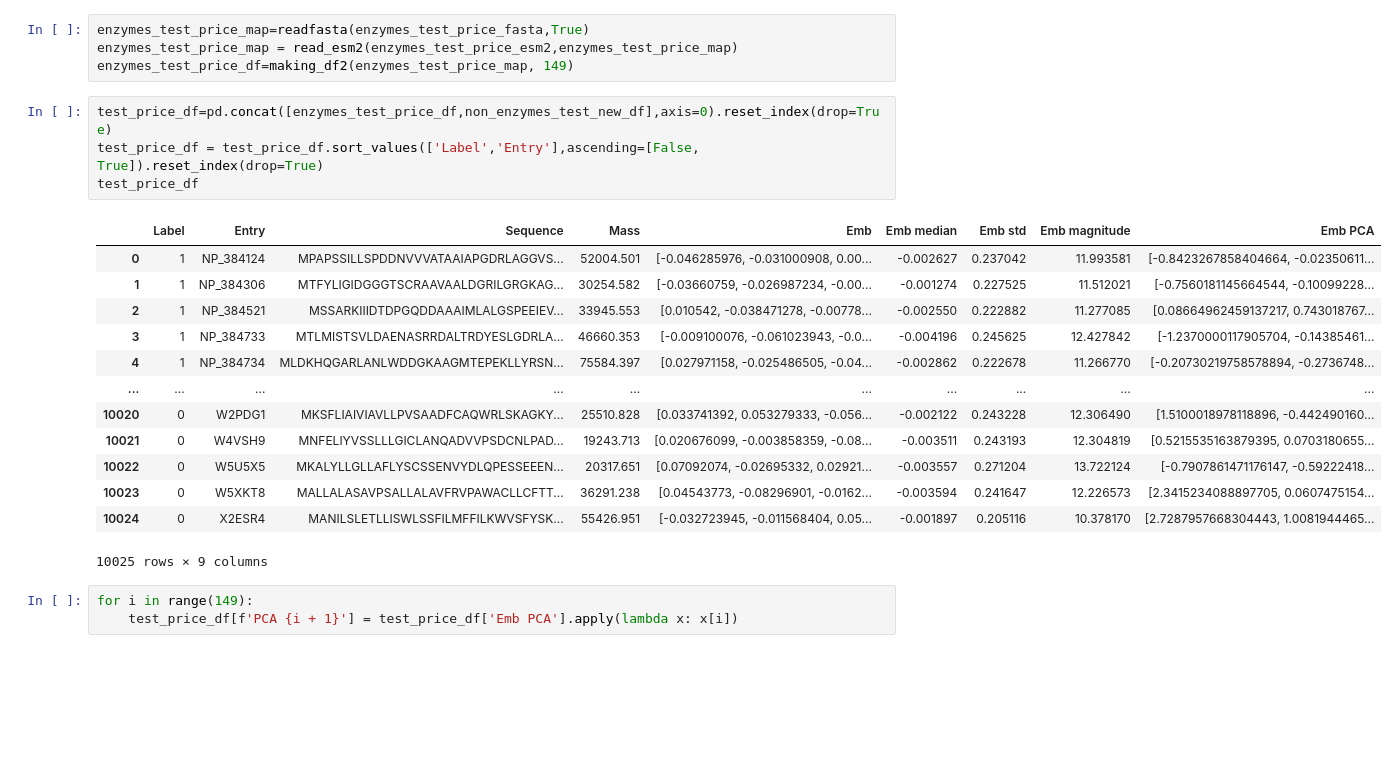
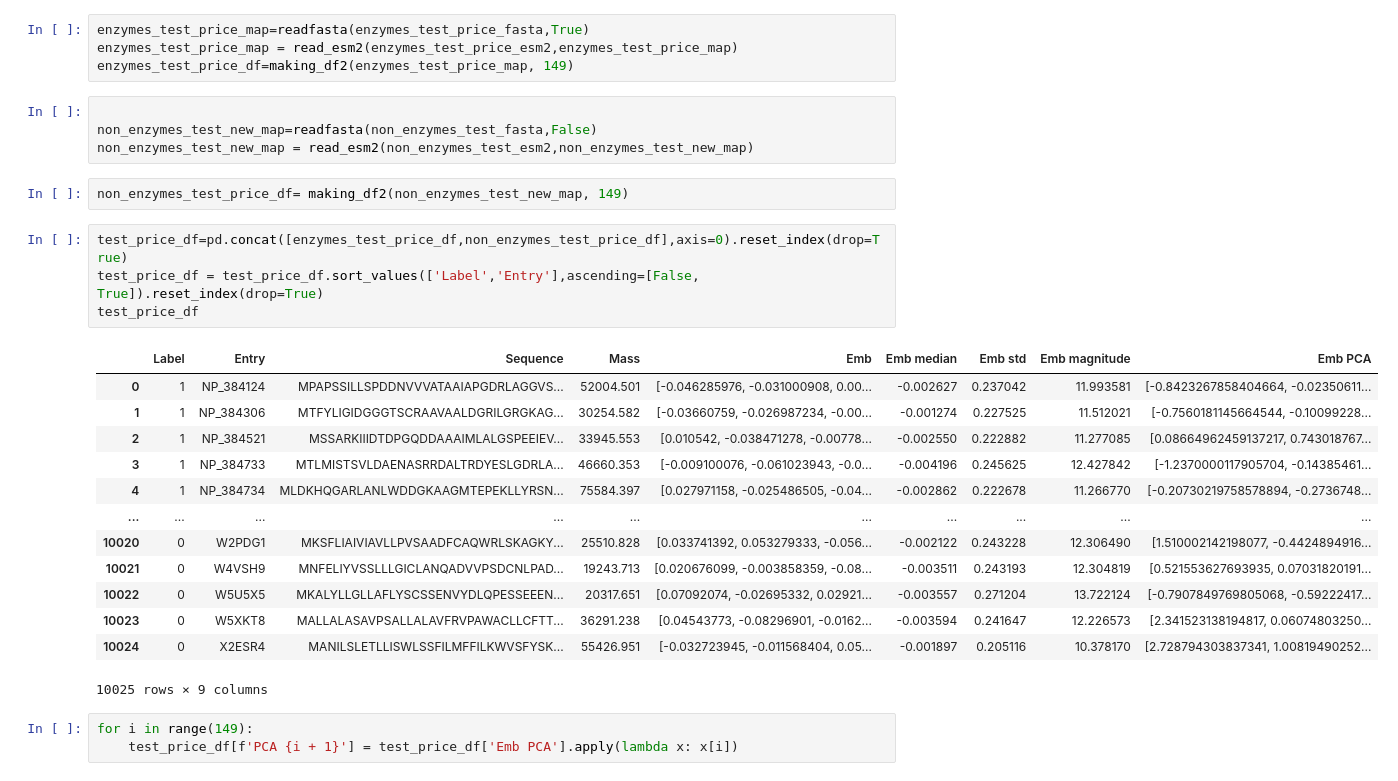
Before and after one commit to github4touchdouble/nnet-enzyme, a Jupyter notebook: random_forest/RandomForest_esm2.ipynb, the cells around one changed output. Saved outputs shown, nothing was run; the diff lists cells and outputs as text; blank space fills up the shorter version.

```diff
--- a/random_forest/RandomForest_esm2.ipynb
+++ b/random_forest/RandomForest_esm2.ipynb
@@ -1454,23 +1557,29 @@ enzymes_test_price_esm2='/home/trucbui/PycharmProjects/PBL2324/venv/Dataset/Test
 enzymes_test_price_map=readfasta(enzymes_test_price_fasta,True)
 enzymes_test_price_map = read_esm2(enzymes_test_price_esm2,enzymes_test_price_map)
 enzymes_test_price_df=making_df2(enzymes_test_price_map, 149)
+# %%
+
+non_enzymes_test_new_map=readfasta(non_enzymes_test_fasta,False)
+non_enzymes_test_new_map = read_esm2(non_enzymes_test_esm2,non_enzymes_test_new_map)
+# %%
+non_enzymes_test_price_df= making_df2(non_enzymes_test_new_map, 149)
 # %%
-test_price_df=pd.concat([enzymes_test_price_df,non_enzymes_test_new_df],axis=0).reset_index(drop=True)
+test_price_df=pd.concat([enzymes_test_price_df,non_enzymes_test_price_df],axis=0).reset_index(drop=True)
 test_price_df = test_price_df.sort_values(['Label','Entry'],ascending=[False, True]).reset_index(drop=True)
 test_price_df
 # %% [output]
 |  | Label | Entry | Sequence | Mass | Emb | Emb median | Emb std | Emb magnitude | Emb PCA |
 | 0 | 1 | NP_384124 | MPAPSSILLSPDDNVVVATAAIAPGDRLAGGVS... | 52004.501 | [-0.046285976, -0.031000908, 0.00... | -0.002627 | 0.237042 | 11.993581 | [-0.8423267858404664, -0.02350611... |
 | 1 | 1 | NP_384306 | MTFYLIGIDGGGTSCRAAVAALDGRILGRGKAG... | 30254.582 | [-0.03660759, -0.026987234, -0.00... | -0.001274 | 0.227525 | 11.512021 | [-0.7560181145664544, -0.10099228... |
 | 2 | 1 | NP_384521 | MSSARKIIIDTDPGQDDAAAIMLALGSPEEIEV... | 33945.553 | [0.010542, -0.038471278, -0.00778... | -0.002550 | 0.222882 | 11.277085 | [0.08664962459137217, 0.743018767... |
 | 3 | 1 | NP_384733 | MTLMISTSVLDAENASRRDALTRDYESLGDRLA... | 46660.353 | [-0.009100076, -0.061023943, -0.0... | -0.004196 | 0.245625 | 12.427842 | [-1.2370000117905704, -0.14385461... |
 | 4 | 1 | NP_384734 | MLDKHQGARLANLWDDGKAAGMTEPEKLLYRSN... | 75584.397 | [0.027971158, -0.025486505, -0.04... | -0.002862 | 0.222678 | 11.266770 | [-0.20730219758578894, -0.2736748... |
 | ... | ... | ... | ... | ... | ... | ... | ... | ... | ... |
-| 10020 | 0 | W2PDG1 | MKSFLIAIVIAVLLPVSAADFCAQWRLSKAGKY... | 25510.828 | [0.033741392, 0.053279333, -0.056... | -0.002122 | 0.243228 | 12.306490 | [1.5100018978118896, -0.442490160... |
-| 10021 | 0 | W4VSH9 | MNFELIYVSSLLLGICLANQADVVPSDCNLPAD... | 19243.713 | [0.020676099, -0.003858359, -0.08... | -0.003511 | 0.243193 | 12.304819 | [0.5215535163879395, 0.0703180655... |
-| 10022 | 0 | W5U5X5 | MKALYLLGLLAFLYSCSSENVYDLQPESSEEEN... | 20317.651 | [0.07092074, -0.02695332, 0.02921... | -0.003557 | 0.271204 | 13.722124 | [-0.7907861471176147, -0.59222418... |
-| 10023 | 0 | W5XKT8 | MALLALASAVPSALLALAVFRVPAWACLLCFTT... | 36291.238 | [0.04543773, -0.08296901, -0.0162... | -0.003594 | 0.241647 | 12.226573 | [2.3415234088897705, 0.0607475154... |
-| 10024 | 0 | X2ESR4 | MANILSLETLLISWLSSFILMFFILKWVSFYSK... | 55426.951 | [-0.032723945, -0.011568404, 0.05... | -0.001897 | 0.205116 | 10.378170 | [2.7287957668304443, 1.0081944465... |
+| 10020 | 0 | W2PDG1 | MKSFLIAIVIAVLLPVSAADFCAQWRLSKAGKY... | 25510.828 | [0.033741392, 0.053279333, -0.056... | -0.002122 | 0.243228 | 12.306490 | [1.510002142198077, -0.4424894916... |
+| 10021 | 0 | W4VSH9 | MNFELIYVSSLLLGICLANQADVVPSDCNLPAD... | 19243.713 | [0.020676099, -0.003858359, -0.08... | -0.003511 | 0.243193 | 12.304819 | [0.521553627693935, 0.07031820191... |
+| 10022 | 0 | W5U5X5 | MKALYLLGLLAFLYSCSSENVYDLQPESSEEEN... | 20317.651 | [0.07092074, -0.02695332, 0.02921... | -0.003557 | 0.271204 | 13.722124 | [-0.7907849769805068, -0.59222417... |
+| 10023 | 0 | W5XKT8 | MALLALASAVPSALLALAVFRVPAWACLLCFTT... | 36291.238 | [0.04543773, -0.08296901, -0.0162... | -0.003594 | 0.241647 | 12.226573 | [2.341523138194817, 0.06074803250... |
+| 10024 | 0 | X2ESR4 | MANILSLETLLISWLSSFILMFFILKWVSFYSK... | 55426.951 | [-0.032723945, -0.011568404, 0.05... | -0.001897 | 0.205116 | 10.378170 | [2.728794303837341, 1.00819490252... |
 10025 rows × 9 columns
 # %%
 for i in range(149):
```
Also changed, not shown: parts of 31 cells of this notebook, 2 other files.
